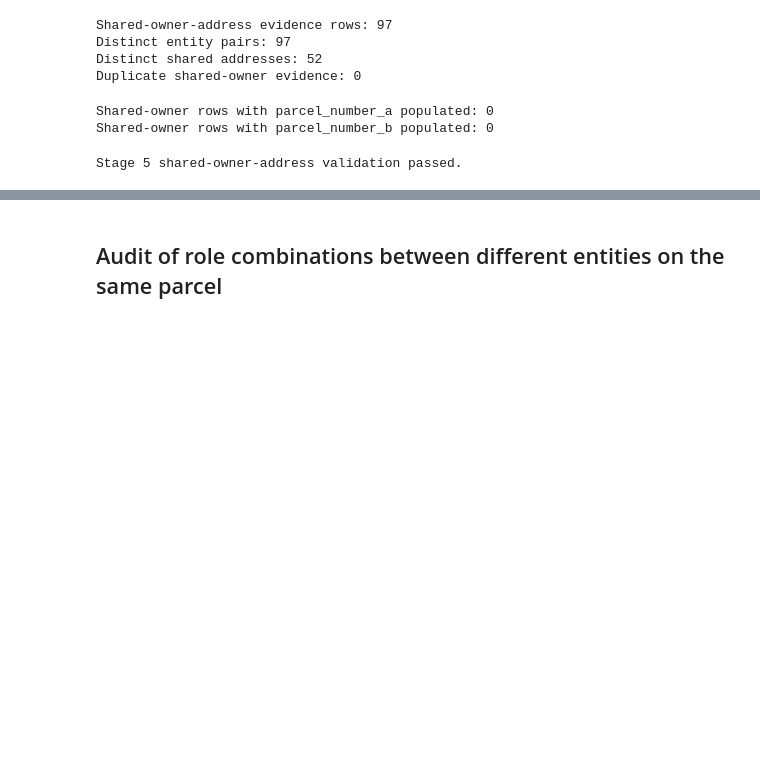
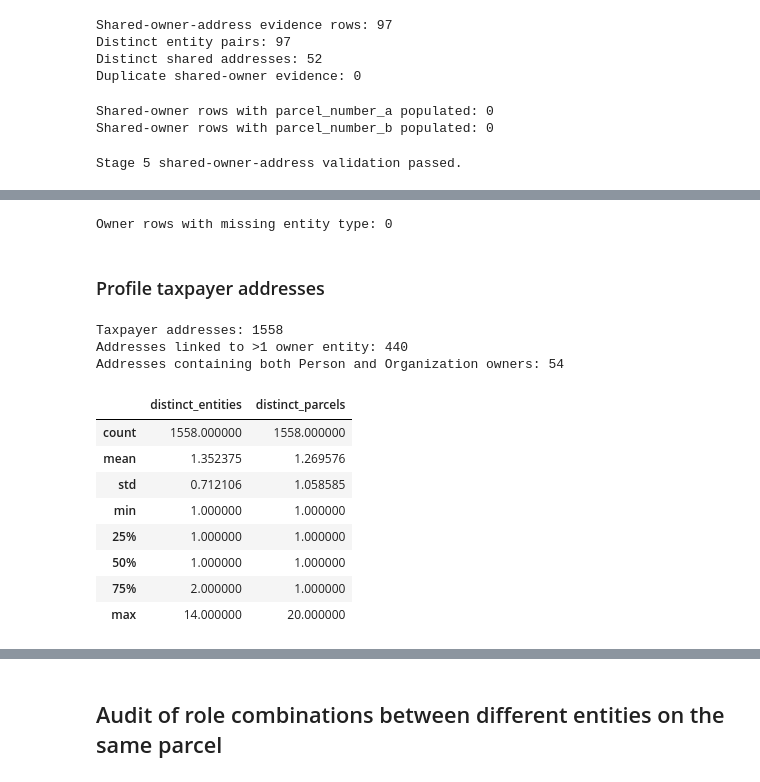
Before and after one commit to mattphinney-94/kzoo_county_project, a Jupyter notebook: Finalized_Entity_Table_Analysis.ipynb, the cells around one changed output, grey strips where cells are left out. Cells and saved outputs as stored; diff of their text form; code cells hidden in the pictures; blank space fills up the shorter version.

```diff
--- a/Finalized_Entity_Table_Analysis.ipynb
+++ b/Finalized_Entity_Table_Analysis.ipynb
@@ -558,0 +645,29 @@ Stage 5 shared-owner-address validation passed.
+# %%
+print(
+    "Owner rows with missing entity type:",
+    owner_taxpayer_address_entities[
+        "entity_type"
+    ].isna().sum()
+)
+# %% [output]
+Owner rows with missing entity type: 0
+# %% [markdown]
+### Profile taxpayer addresses
+# %%
+taxpayer_address_profile = (
+    owner_taxpayer_address_entities
+    .groupby(
+        "taxpayer_address"
+    )
+    .agg(
+        distinct_entities=(
+            "entity_id",
+            "nunique"
+        ),
+        distinct_parcels=(
+            "parcel_number",
+            "nunique"
+        )
+    )
+    .reset_index()
+)
@@ -558,0 +755,51 @@ Stage 5 shared-owner-address validation passed.
+# %%
+print(
+    "Taxpayer addresses:",
+    len(taxpayer_address_profile)
+)
+
+print(
+    "Addresses linked to >1 owner entity:",
+    (
+        taxpayer_address_profile[
+            "distinct_entities"
+        ] > 1
+    ).sum()
+)
+
+print(
+    "Addresses containing both Person and Organization owners:",
+    (
+        (
+            taxpayer_address_profile[
+                "distinct_person_entities"
+            ] > 0
+        )
+        &
+        (
+            taxpayer_address_profile[
+                "distinct_organization_entities"
+            ] > 0
+        )
+    ).sum()
+)
+
+taxpayer_address_profile[
+    [
+        "distinct_entities",
+        "distinct_parcels"
+    ]
+].describe()
+# %% [output]
+Taxpayer addresses: 1558
+Addresses linked to >1 owner entity: 440
+Addresses containing both Person and Organization owners: 54
+|  | distinct_entities | distinct_parcels |
+| count | 1558.000000 | 1558.000000 |
+| mean | 1.352375 | 1.269576 |
+| std | 0.712106 | 1.058585 |
+| min | 1.000000 | 1.000000 |
+| 25% | 1.000000 | 1.000000 |
+| 50% | 1.000000 | 1.000000 |
+| 75% | 2.000000 | 1.000000 |
+| max | 14.000000 | 20.000000 |
```
Also changed, not shown: parts of 115 cells of this notebook, 1 other file.
